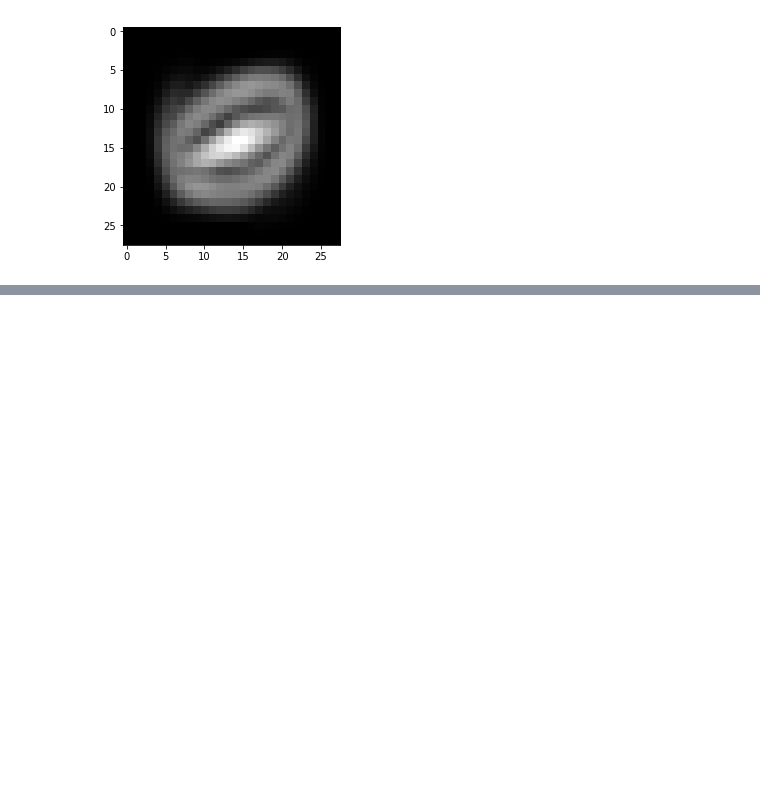
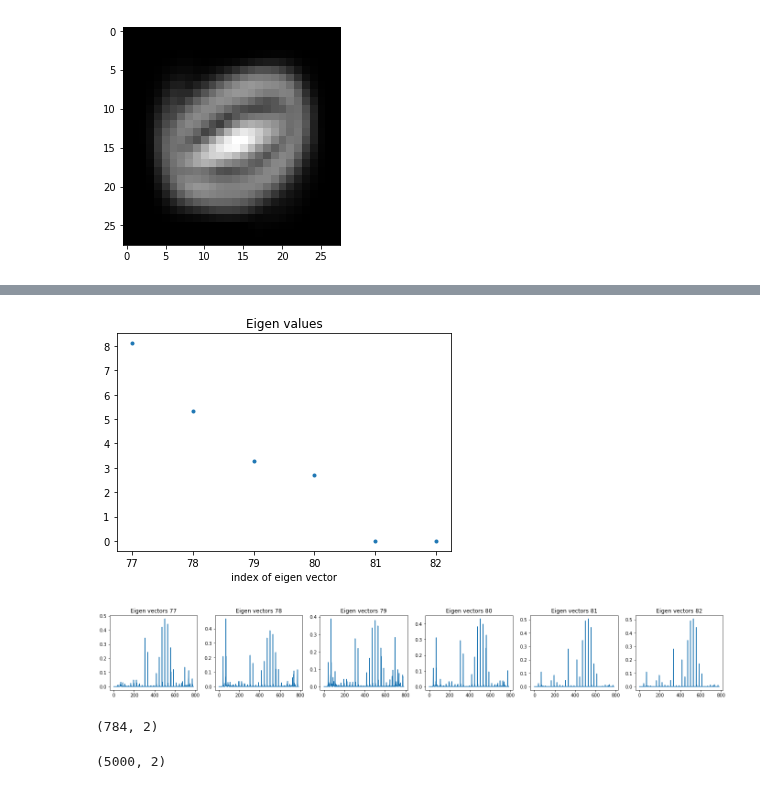
Before and after one commit to csielee/2018ML, a Jupyter notebook: HW7/HW7.ipynb, the cells around one changed output, grey strips where cells are left out. Saved outputs shown, nothing was run; the diff lists cells and outputs as text; code cells hidden in the pictures; blank space fills up the shorter version.

```diff
--- a/HW7/HW7.ipynb
+++ b/HW7/HW7.ipynb
@@ -43,4 +45,4 @@ plt.imshow(S)
 # %%
 %%time
-eigen_values, eigen_vectors = np.linalg.eig(S)
+eigen_values, eigen_vectors = linalg.eig(S)
 # %% [output]
@@ -100,0 +110,15 @@ plt.imshow(np.matmul(np.matmul(train_data[0],W), W.T).reshape(28,28), cmap='gray
+# %%
+# parameter
+dim = 2
+C = np.zeros((train_data.shape[0], len(np.unique(train_label))))
+for idx, j in enumerate(np.unique(train_label)):
+    C[train_label == j,idx] = 1;
+
+Mj = np.matmul(train_data.T, C) / np.sum(C, axis = 0)
+M = np.sum(train_data.T, axis = 1) / train_data.shape[0]
+B = Mj - M[:,None]
+SB = np.matmul(B * np.sum(C, axis = 0), B.T)
+W = train_data.T - np.matmul(Mj, C.T)
+SW = np.matmul(W, W.T)
+
+SB.shape, SW.shape
@@ -100,0 +127,3 @@ plt.imshow(np.matmul(np.matmul(train_data[0],W), W.T).reshape(28,28), cmap='gray
+# %%
+SBW = np.matmul(np.linalg.pinv(SW), SB)
+SBW.shape
@@ -100,0 +132,3 @@ plt.imshow(np.matmul(np.matmul(train_data[0],W), W.T).reshape(28,28), cmap='gray
+# %%
+%%time
+eigen_values, eigen_vectors = linalg.eig(SBW)
@@ -100,0 +138,35 @@ plt.imshow(np.matmul(np.matmul(train_data[0],W), W.T).reshape(28,28), cmap='gray
+# %%
+# show eigen vector with max eigen value
+
+max_idxs = np.flip(np.argsort(np.abs(eigen_values)))
+
+show_number = 6
+
+plt.plot(np.abs(eigen_values[max_idxs[:show_number]]),'.')
+plt.xticks(range(show_number), max_idxs[:show_number])
+plt.title('Eigen values')
+plt.xlabel('index of eigen vector')
+plt.show()
+
+plt.figure(figsize=(4*show_number,3))
+
+for i in range(show_number):
+    plt.subplot(1, show_number, i+1)
+    plt.plot(np.abs(eigen_vectors[:,max_idxs[i]]))
+    plt.title('Eigen vectors '+str(max_idxs[i]))
+
+plt.show()
+# %% [output]
+[figure, added]
+[figure, added]
+# %%
+max_idxs = np.flip(np.argsort(np.abs(eigen_values)))
+W = np.concatenate([np.abs(eigen_vectors[:, max_idxs[i]])[:,None] for i in range(dim)], axis=1)
+W.shape
+# %% [output]
+(784, 2)
+# %%
+project = np.matmul(train_data, W)
+project.shape
+# %% [output]
+(5000, 2)
```
Also changed, not shown: parts of 9 cells of this notebook.
